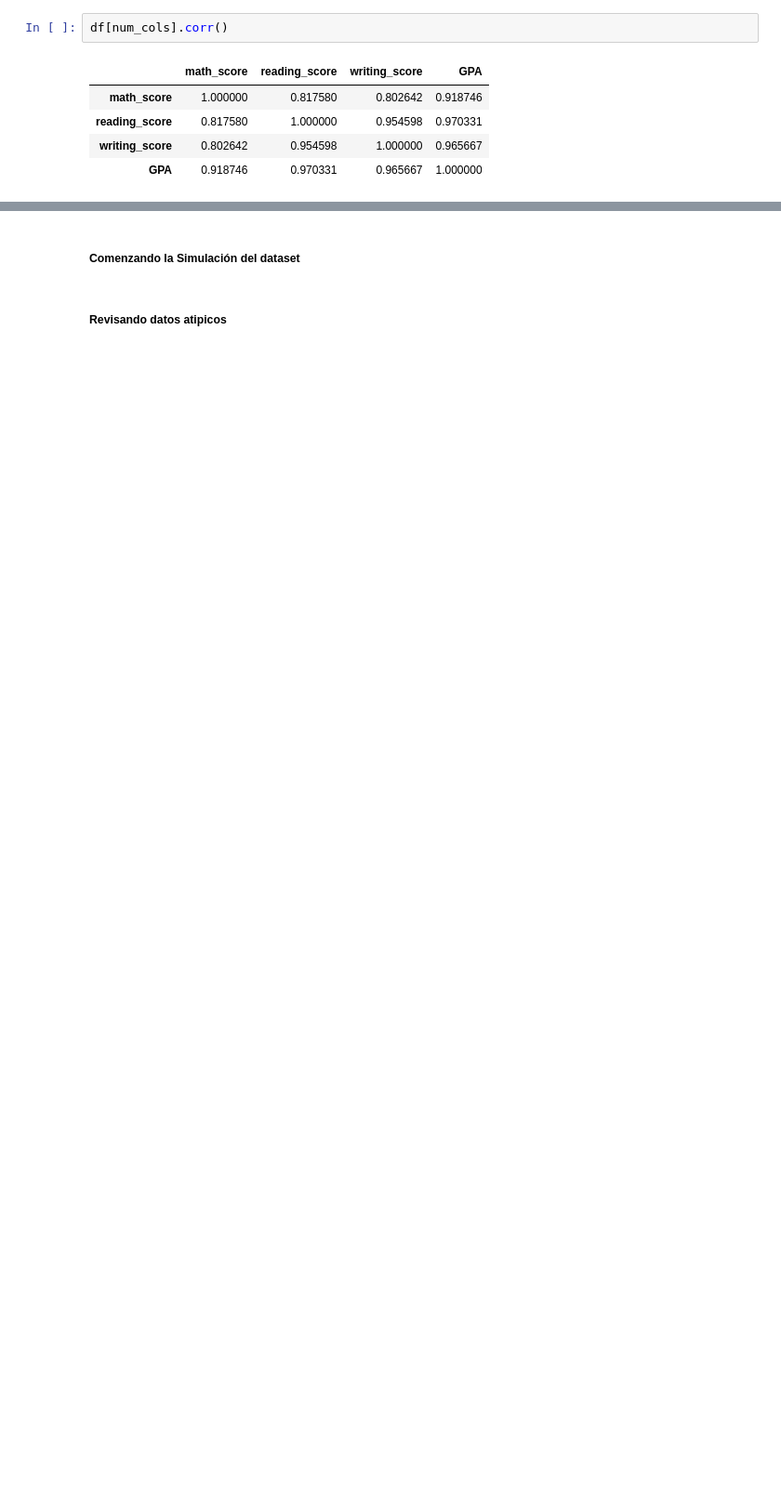
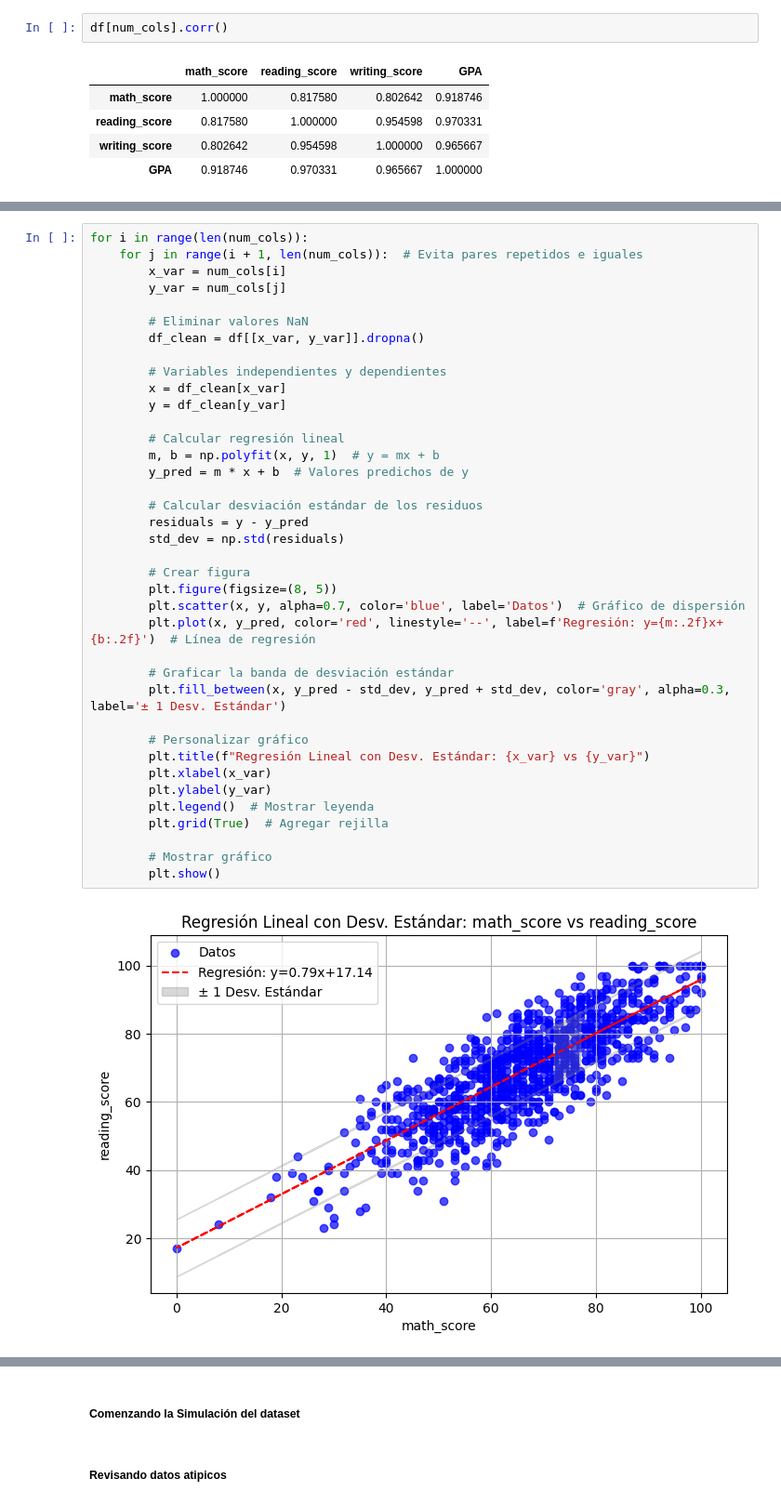
Before and after one commit to JosueSalomon/Proyecto_1_Teoria_de_la_simulacion, a Jupyter notebook: EDA.ipynb, the cells around one changed output, grey strips where cells are left out. Shown at 93% size. Drawn from its saved outputs; the diff is of its cells as text; blank space fills up the shorter version.

Commit message:
Se agregaron graficas para ver correlaciones entre las columnas

```diff
--- a/EDA.ipynb
+++ b/EDA.ipynb
@@ -222,0 +225,40 @@ df[num_cols].corr()
+# %%
+for i in range(len(num_cols)):
+    for j in range(i + 1, len(num_cols)):  # Evita pares repetidos e iguales
+        x_var = num_cols[i]
+        y_var = num_cols[j]
+
+        # Eliminar valores NaN
+        df_clean = df[[x_var, y_var]].dropna()
+
+        # Variables independientes y dependientes
+        x = df_clean[x_var]
+        y = df_clean[y_var]
+
+        # Calcular regresión lineal
+        m, b = np.polyfit(x, y, 1)  # y = mx + b
+        y_pred = m * x + b  # Valores predichos de y
+
+        # Calcular desviación estándar de los residuos
+        residuals = y - y_pred
+        std_dev = np.std(residuals)
+
+        # Crear figura
+        plt.figure(figsize=(8, 5))
+        plt.scatter(x, y, alpha=0.7, color='blue', label='Datos')  # Gráfico de dispersión
+        plt.plot(x, y_pred, color='red', linestyle='--', label=f'Regresión: y={m:.2f}x+{b:.2f}')  # Línea de regresión
+
+        # Graficar la banda de desviación estándar
+        plt.fill_between(x, y_pred - std_dev, y_pred + std_dev, color='gray', alpha=0.3, label='± 1 Desv. Estándar')
+
+        # Personalizar gráfico
+        plt.title(f"Regresión Lineal con Desv. Estándar: {x_var} vs {y_var}")
+        plt.xlabel(x_var)
+        plt.ylabel(y_var)
+        plt.legend()  # Mostrar leyenda
+        plt.grid(True)  # Agregar rejilla
+
+        # Mostrar gráfico
+        plt.show()
+# %% [output]
+[figure, added]
```
Also changed, not shown: parts of 6 cells of this notebook.
